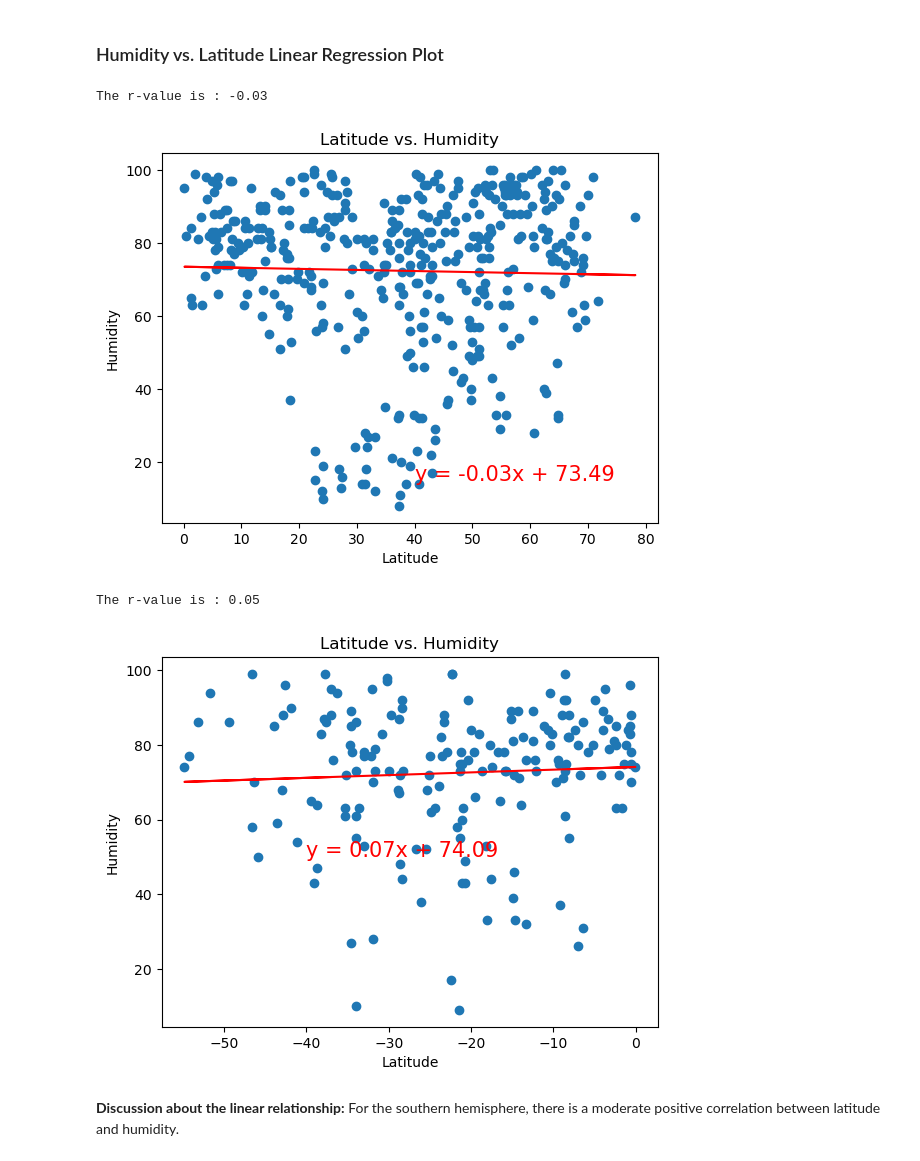
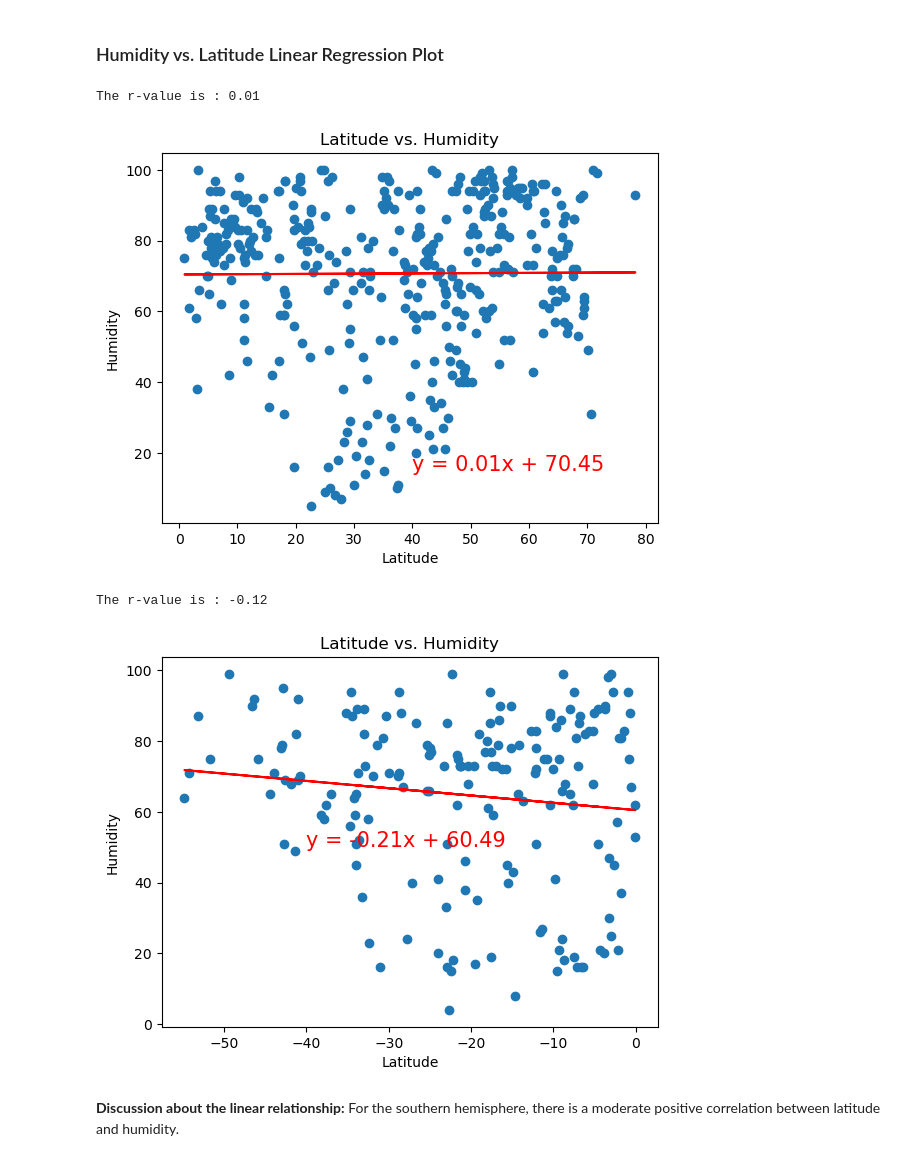
Before and after one commit to kimberlyher19/World_Weather_Analysis, a Jupyter notebook: WeatherPy/WeatherPy.ipynb, the cells around one changed output. Saved outputs shown, nothing was run; the diff lists cells and outputs as text; code cells hidden in the pictures.

Commit message:
updated data and graphs

```diff
--- a/WeatherPy/WeatherPy.ipynb
+++ b/WeatherPy/WeatherPy.ipynb
@@ -175,6 +175,6 @@ city_data_df.to_csv("output_data/cities.csv", index_label="City_ID")
 # %%
 # Read saved data
-city_data_df = pd.read_csv("output_data/cities.csv", index_col="City_ID")
+city_data_df = pd.read_csv("../output_data/cities.csv", index_col="City_ID")
 
 # Display sample data
 city_data_df.head()
@@ -283,10 +283,10 @@ def annotate(line_equation, a, b):
     plt.annotate(line_equation,(a,b), fontsize=15,color="red")
 # %%
 # Create a DataFrame with the Northern Hemisphere data (Latitude >= 0)
-northern_hemi_df = city_data_df.loc[city_data_df["Lat"] >= 0]
+northern_hem_df = city_data_df.loc[city_data_df["Lat"] >= 0]
 
 # Display sample data
-northern_hemi_df.head()
+northern_hem_df.head()
 # %% [output]
 |  | City | Lat | Lng | Max Temp | Humidity | Cloudiness | Wind Speed | Country | Date |
 | City_ID |  |  |  |  |  |  |  |  |  |
@@ -339,26 +339,26 @@ The r-value is : 0.78
 ### Humidity vs. Latitude Linear Regression Plot
 # %%
 # Northern Hemisphere
-equation = linear_regression(northern_hemi_df["Lat"], northern_hemi_df["Humidity"])
+equation = linear_regression(northern_hem_df["Lat"], northern_hem_df["Humidity"])
 annotate(equation, 40, 15)
 plt.xlabel("Latitude")
 plt.ylabel("Humidity")
 plt.title("Latitude vs. Humidity")
 plt.show()
 # %% [output]
-The r-value is : -0.03
+The r-value is : 0.01
-[figure, old version]
+[figure, new version]
 # %%
 # Southern Hemisphere
-equation = linear_regression(southern_hemi_df["Lat"], southern_hemi_df["Humidity"])
+equation = linear_regression(southern_hem_df["Lat"], southern_hem_df["Humidity"])
 annotate(equation, -40, 50)
 plt.xlabel("Latitude")
 plt.ylabel("Humidity")
 plt.title("Latitude vs. Humidity")
 plt.show()
 # %% [output]
-The r-value is : 0.05
+The r-value is : -0.12
-[figure, old version]
+[figure, new version]
 # %% [markdown]
 **Discussion about the linear relationship:** For the southern hemisphere, there is a moderate positive correlation between latitude and humidity.
 # %% [markdown]
```
Also changed, not shown: parts of 18 cells of this notebook, 11 other files.
